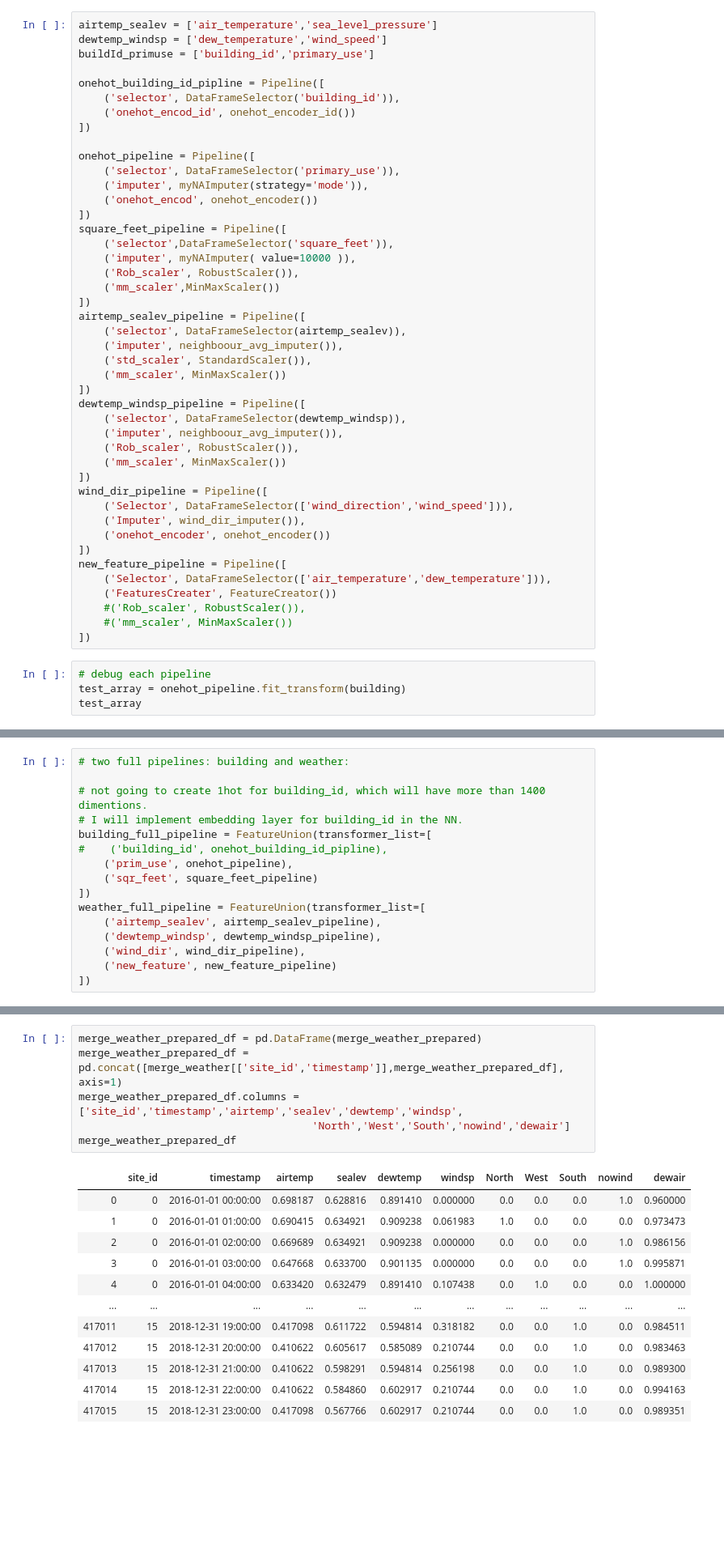
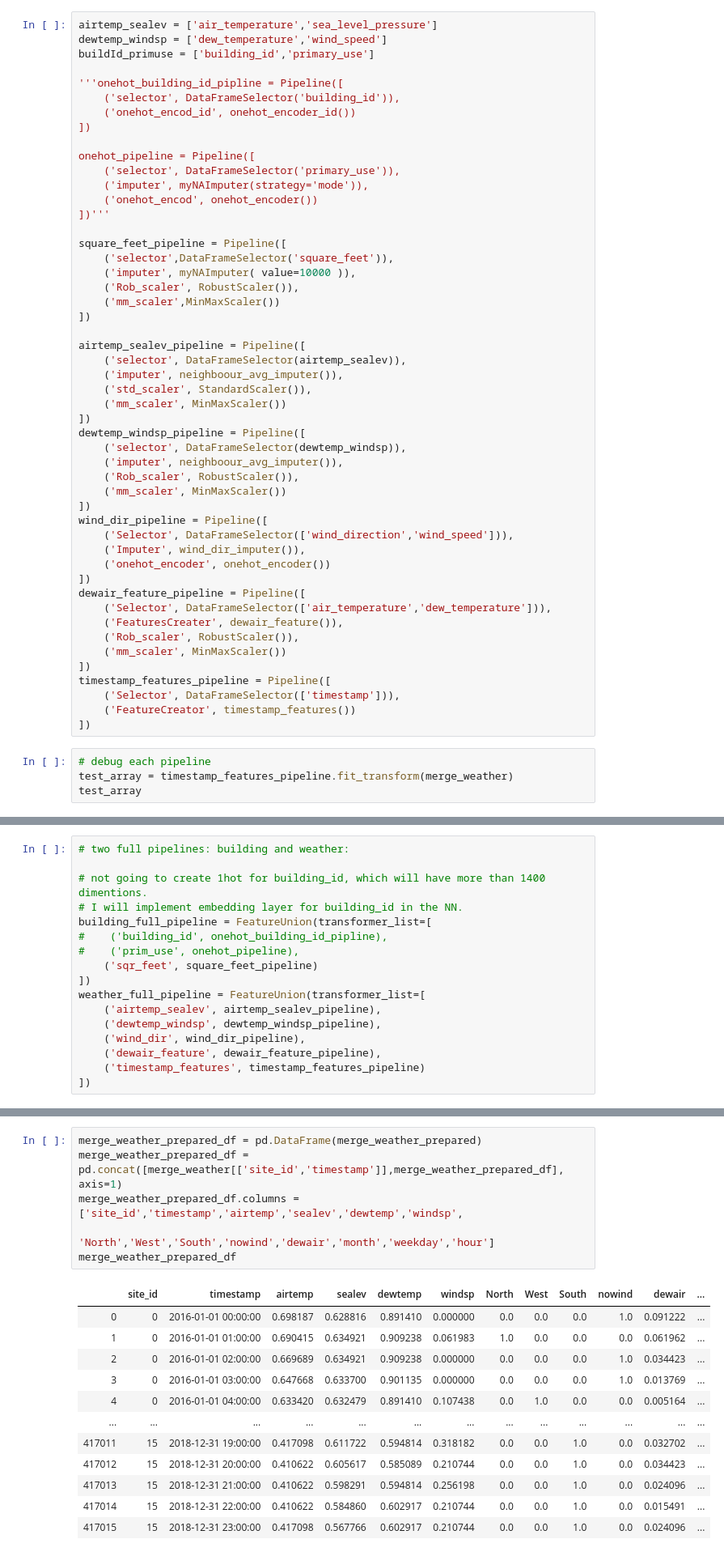
Before and after one commit to Runmangogo/Kaggle_ASHRAE_energy, a Jupyter notebook: DataCleaning.ipynb, the cells around one changed output, grey strips where cells are left out. Shown at 81% size. Cells and saved outputs as stored; diff of their text form; blank space fills up the shorter version.

```diff
--- a/DataCleaning.ipynb
+++ b/DataCleaning.ipynb
@@ -407,7 +435,7 @@ airtemp_sealev = ['air_temperature','sea_level_pressure']
 dewtemp_windsp = ['dew_temperature','wind_speed']
 buildId_primuse = ['building_id','primary_use']
 
-onehot_building_id_pipline = Pipeline([
+'''onehot_building_id_pipline = Pipeline([
     ('selector', DataFrameSelector('building_id')),
     ('onehot_encod_id', onehot_encoder_id())
 ])
@@ -416,13 +444,15 @@ onehot_pipeline = Pipeline([
     ('selector', DataFrameSelector('primary_use')),
     ('imputer', myNAImputer(strategy='mode')),
     ('onehot_encod', onehot_encoder())
-])
+])'''
+
 square_feet_pipeline = Pipeline([
     ('selector',DataFrameSelector('square_feet')),
     ('imputer', myNAImputer( value=10000 )),
     ('Rob_scaler', RobustScaler()),
     ('mm_scaler',MinMaxScaler())
 ])
+
 airtemp_sealev_pipeline = Pipeline([
     ('selector', DataFrameSelector(airtemp_sealev)),
     ('imputer', neighboour_avg_imputer()),
@@ -440,14 +470,18 @@ wind_dir_pipeline = Pipeline([
     ('Imputer', wind_dir_imputer()),
     ('onehot_encoder', onehot_encoder())
 ])
-new_feature_pipeline = Pipeline([
+dewair_feature_pipeline = Pipeline([
     ('Selector', DataFrameSelector(['air_temperature','dew_temperature'])),
-    ('FeaturesCreater', FeatureCreator())
-    #('Rob_scaler', RobustScaler()),
-    #('mm_scaler', MinMaxScaler())
+    ('FeaturesCreater', dewair_feature()),
+    ('Rob_scaler', RobustScaler()),
+    ('mm_scaler', MinMaxScaler())
 ])
+timestamp_features_pipeline = Pipeline([
+    ('Selector', DataFrameSelector(['timestamp'])),
+    ('FeatureCreator', timestamp_features())
+])
 # %%
 # debug each pipeline
-test_array = onehot_pipeline.fit_transform(building)
+test_array = timestamp_features_pipeline.fit_transform(merge_weather)
 test_array
 # %% [output]
@@ -465,14 +505,15 @@ array([[0, 0, 0, ..., 0, 0, 0],
 # I will implement embedding layer for building_id in the NN.
 building_full_pipeline = FeatureUnion(transformer_list=[
 #    ('building_id', onehot_building_id_pipline),
-    ('prim_use', onehot_pipeline),
+#    ('prim_use', onehot_pipeline),
     ('sqr_feet', square_feet_pipeline)
 ])
 weather_full_pipeline = FeatureUnion(transformer_list=[
     ('airtemp_sealev', airtemp_sealev_pipeline),
     ('dewtemp_windsp', dewtemp_windsp_pipeline),
     ('wind_dir', wind_dir_pipeline),
-    ('new_feature', new_feature_pipeline)
+    ('dewair_feature', dewair_feature_pipeline),
+    ('timestamp_features', timestamp_features_pipeline)
 ])
 # %%
 # start to run the pipelines
@@ -545,19 +580,19 @@ building_prepared_df
 # %%
 merge_weather_prepared_df = pd.DataFrame(merge_weather_prepared)
 merge_weather_prepared_df = pd.concat([merge_weather[['site_id','timestamp']],merge_weather_prepared_df], axis=1)
 merge_weather_prepared_df.columns = ['site_id','timestamp','airtemp','sealev','dewtemp','windsp',
-                                     'North','West','South','nowind','dewair']
+                                     'North','West','South','nowind','dewair','month','weekday','hour']
 merge_weather_prepared_df
 # %% [output]
-|  | site_id | timestamp | airtemp | sealev | dewtemp | windsp | North | West | South | nowind | dewair |
-| 0 | 0 | 2016-01-01 00:00:00 | 0.698187 | 0.628816 | 0.891410 | 0.000000 | 0.0 | 0.0 | 0.0 | 1.0 | 0.960000 |
-| 1 | 0 | 2016-01-01 01:00:00 | 0.690415 | 0.634921 | 0.909238 | 0.061983 | 1.0 | 0.0 | 0.0 | 0.0 | 0.973473 |
-| 2 | 0 | 2016-01-01 02:00:00 | 0.669689 | 0.634921 | 0.909238 | 0.000000 | 0.0 | 0.0 | 0.0 | 1.0 | 0.986156 |
-| 3 | 0 | 2016-01-01 03:00:00 | 0.647668 | 0.633700 | 0.901135 | 0.000000 | 0.0 | 0.0 | 0.0 | 1.0 | 0.995871 |
-| 4 | 0 | 2016-01-01 04:00:00 | 0.633420 | 0.632479 | 0.891410 | 0.107438 | 0.0 | 1.0 | 0.0 | 0.0 | 1.000000 |
-| ... | ... | ... | ... | ... | ... | ... | ... | ... | ... | ... | ... |
-| 417011 | 15 | 2018-12-31 19:00:00 | 0.417098 | 0.611722 | 0.594814 | 0.318182 | 0.0 | 0.0 | 1.0 | 0.0 | 0.984511 |
-| 417012 | 15 | 2018-12-31 20:00:00 | 0.410622 | 0.605617 | 0.585089 | 0.210744 | 0.0 | 0.0 | 1.0 | 0.0 | 0.983463 |
-| 417013 | 15 | 2018-12-31 21:00:00 | 0.410622 | 0.598291 | 0.594814 | 0.256198 | 0.0 | 0.0 | 1.0 | 0.0 | 0.989300 |
-| 417014 | 15 | 2018-12-31 22:00:00 | 0.410622 | 0.584860 | 0.602917 | 0.210744 | 0.0 | 0.0 | 1.0 | 0.0 | 0.994163 |
-| 417015 | 15 | 2018-12-31 23:00:00 | 0.417098 | 0.567766 | 0.602917 | 0.210744 | 0.0 | 0.0 | 1.0 | 0.0 | 0.989351 |
+|  | site_id | timestamp | airtemp | sealev | dewtemp | windsp | North | West | South | nowind | dewair | ... |
+| 0 | 0 | 2016-01-01 00:00:00 | 0.698187 | 0.628816 | 0.891410 | 0.000000 | 0.0 | 0.0 | 0.0 | 1.0 | 0.091222 | ... |
+| 1 | 0 | 2016-01-01 01:00:00 | 0.690415 | 0.634921 | 0.909238 | 0.061983 | 1.0 | 0.0 | 0.0 | 0.0 | 0.061962 | ... |
+| 2 | 0 | 2016-01-01 02:00:00 | 0.669689 | 0.634921 | 0.909238 | 0.000000 | 0.0 | 0.0 | 0.0 | 1.0 | 0.034423 | ... |
+| 3 | 0 | 2016-01-01 03:00:00 | 0.647668 | 0.633700 | 0.901135 | 0.000000 | 0.0 | 0.0 | 0.0 | 1.0 | 0.013769 | ... |
+| 4 | 0 | 2016-01-01 04:00:00 | 0.633420 | 0.632479 | 0.891410 | 0.107438 | 0.0 | 1.0 | 0.0 | 0.0 | 0.005164 | ... |
+| ... | ... | ... | ... | ... | ... | ... | ... | ... | ... | ... | ... | ... |
+| 417011 | 15 | 2018-12-31 19:00:00 | 0.417098 | 0.611722 | 0.594814 | 0.318182 | 0.0 | 0.0 | 1.0 | 0.0 | 0.032702 | ... |
+| 417012 | 15 | 2018-12-31 20:00:00 | 0.410622 | 0.605617 | 0.585089 | 0.210744 | 0.0 | 0.0 | 1.0 | 0.0 | 0.034423 | ... |
+| 417013 | 15 | 2018-12-31 21:00:00 | 0.410622 | 0.598291 | 0.594814 | 0.256198 | 0.0 | 0.0 | 1.0 | 0.0 | 0.024096 | ... |
+| 417014 | 15 | 2018-12-31 22:00:00 | 0.410622 | 0.584860 | 0.602917 | 0.210744 | 0.0 | 0.0 | 1.0 | 0.0 | 0.015491 | ... |
+| 417015 | 15 | 2018-12-31 23:00:00 | 0.417098 | 0.567766 | 0.602917 | 0.210744 | 0.0 | 0.0 | 1.0 | 0.0 | 0.024096 | ... |
```
Also changed, not shown: parts of 29 cells of this notebook.
